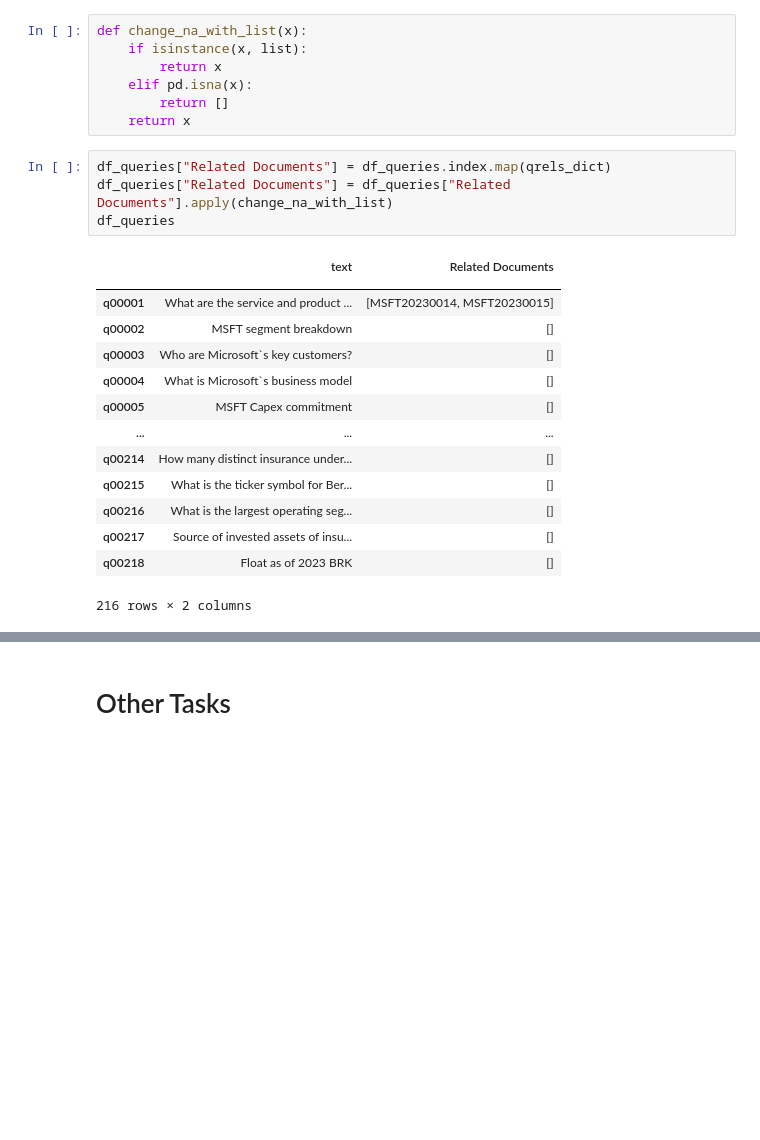
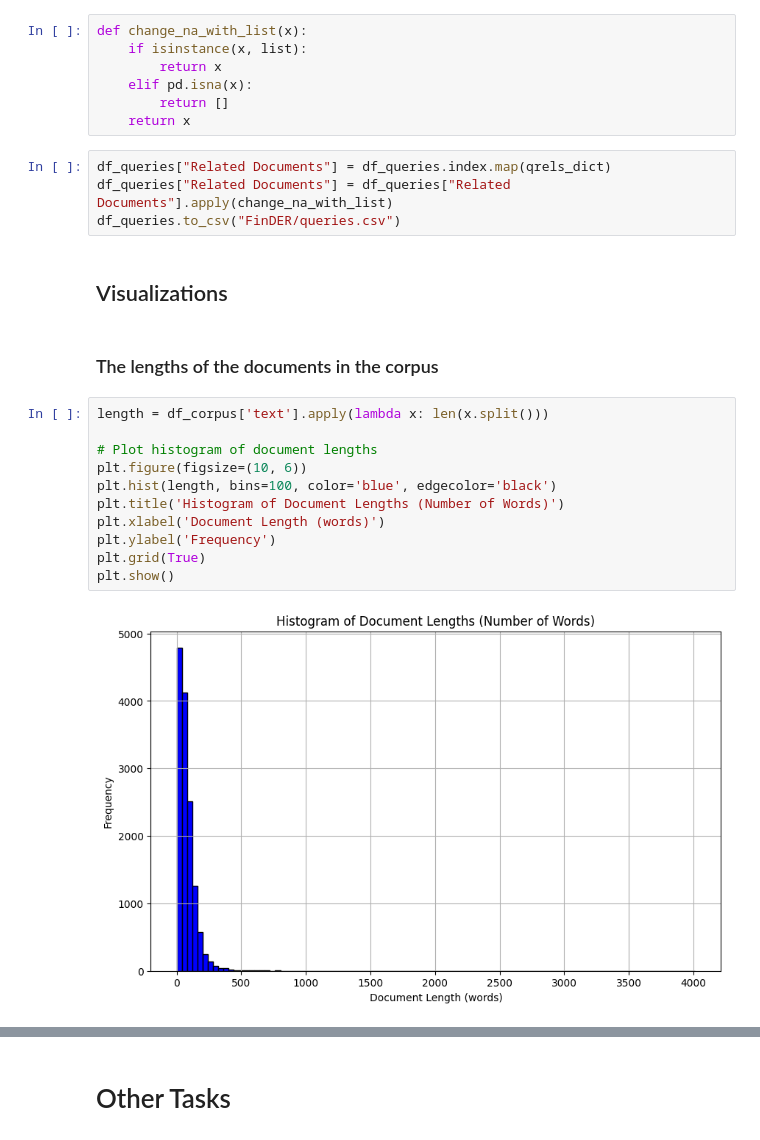
Before and after one commit to emrekuruu/Finance_RAG, a Jupyter notebook: data/inspect.ipynb, the cells around one changed output, grey strips where cells are left out. Cells and saved outputs as stored; diff of their text form; blank space fills up the shorter version.

Commit message:
chore: visualize and save the corpus/query datasets

```diff
--- a/data/inspect.ipynb
+++ b/data/inspect.ipynb
@@ -105,19 +91,21 @@ def change_na_with_list(x):
 # %%
 df_queries["Related Documents"] = df_queries.index.map(qrels_dict)
 df_queries["Related Documents"] = df_queries["Related Documents"].apply(change_na_with_list)
-df_queries
+df_queries.to_csv("FinDER/queries.csv")
-# %% [output]
-|  | text | Related Documents |
-|  |  |  |
-| q00001 | What are the service and product ... | [MSFT20230014, MSFT20230015] |
-| q00002 | MSFT segment breakdown | [] |
-| q00003 | Who are Microsoft`s key customers? | [] |
-| q00004 | What is Microsoft`s business model | [] |
-| q00005 | MSFT Capex commitment | [] |
-| ... | ... | ... |
-| q00214 | How many distinct insurance under... | [] |
-| q00215 | What is the ticker symbol for Ber... | [] |
-| q00216 | What is the largest operating seg... | [] |
-| q00217 | Source of invested assets of insu... | [] |
-| q00218 | Float as of 2023 BRK | [] |
-216 rows × 2 columns
+# %% [markdown]
+## Visualizations
+# %% [markdown]
+### The lengths of the documents in the corpus
+# %%
+length = df_corpus['text'].apply(lambda x: len(x.split()))
+
+# Plot histogram of document lengths
+plt.figure(figsize=(10, 6))
+plt.hist(length, bins=100, color='blue', edgecolor='black')
+plt.title('Histogram of Document Lengths (Number of Words)')
+plt.xlabel('Document Length (words)')
+plt.ylabel('Frequency')
+plt.grid(True)
+plt.show()
+# %% [output]
+[figure, added]
```
Also changed, not shown: parts of 6 cells of this notebook, 3 other files.
